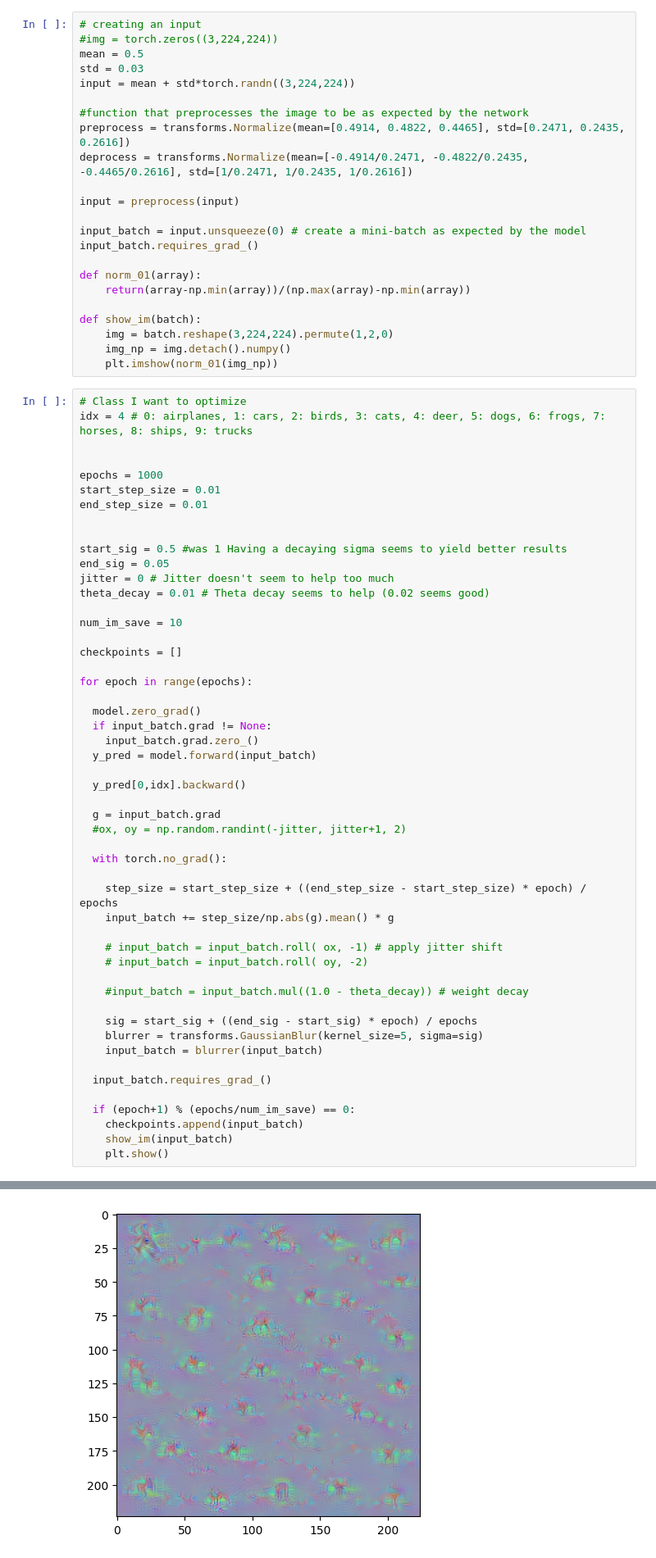
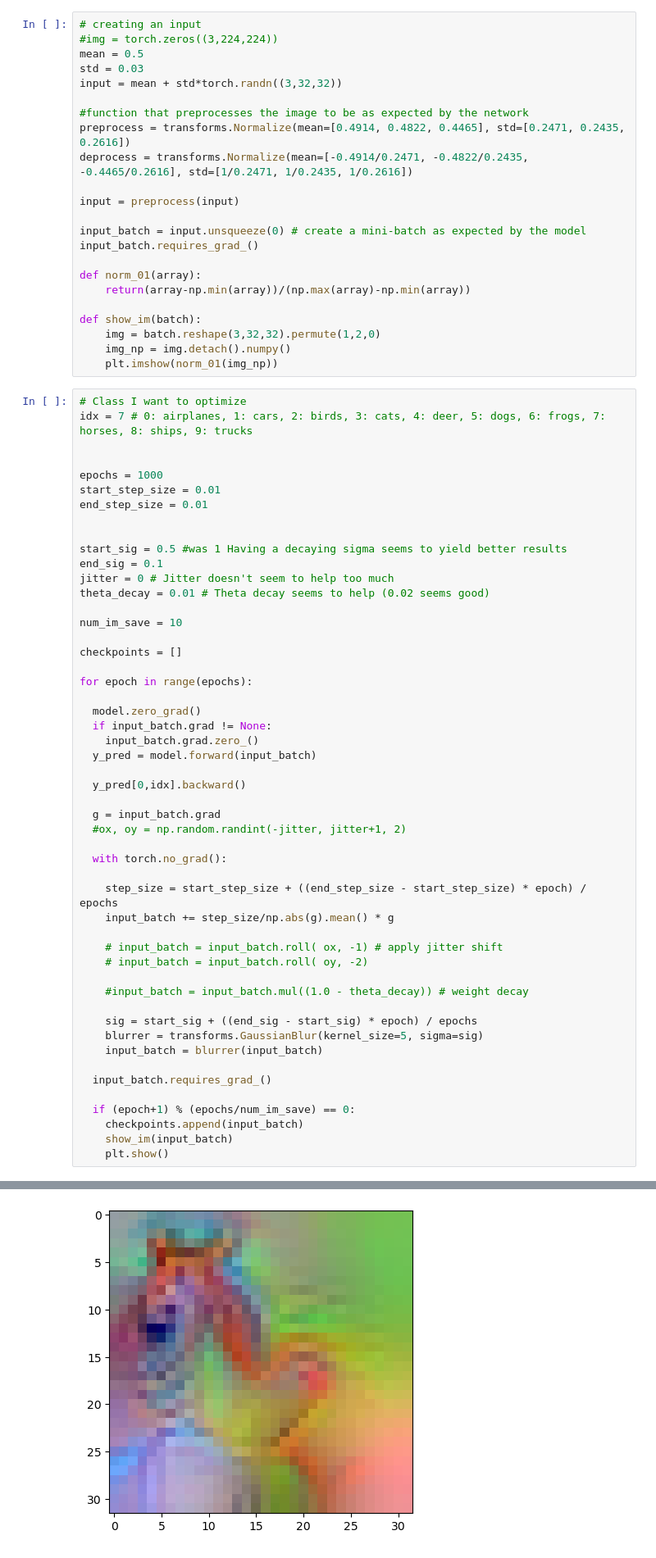
Before and after one commit to V-G-spec/DLProject-MLP, a Jupyter notebook: Experiments/Charles/VGG/VGG_13.ipynb, the cells around one changed output, grey strips where cells are left out. Shown at 82% size. Drawn from its saved outputs; the diff is of its cells as text.

```diff
--- a/Experiments/Charles/VGG/VGG_13.ipynb
+++ b/Experiments/Charles/VGG/VGG_13.ipynb
@@ -13,7 +13,7 @@ device = torch.device("cuda:0" if torch.cuda.is_available() else "cpu")
 #img = torch.zeros((3,224,224))
 mean = 0.5
 std = 0.03
-input = mean + std*torch.randn((3,224,224))
+input = mean + std*torch.randn((3,32,32))
 
 #function that preprocesses the image to be as expected by the network
 preprocess = transforms.Normalize(mean=[0.4914, 0.4822, 0.4465], std=[0.2471, 0.2435, 0.2616])
@@ -28,12 +28,12 @@ def norm_01(array):
     return(array-np.min(array))/(np.max(array)-np.min(array))
 
 def show_im(batch):
-    img = batch.reshape(3,224,224).permute(1,2,0)
+    img = batch.reshape(3,32,32).permute(1,2,0)
     img_np = img.detach().numpy()
     plt.imshow(norm_01(img_np))
 # %%
 # Class I want to optimize
-idx = 4 # 0: airplanes, 1: cars, 2: birds, 3: cats, 4: deer, 5: dogs, 6: frogs, 7: horses, 8: ships, 9: trucks
+idx = 7 # 0: airplanes, 1: cars, 2: birds, 3: cats, 4: deer, 5: dogs, 6: frogs, 7: horses, 8: ships, 9: trucks
 
 
 epochs = 1000
@@ -42,7 +42,7 @@ end_step_size = 0.01
 
 
 start_sig = 0.5 #was 1 Having a decaying sigma seems to yield better results
-end_sig = 0.05
+end_sig = 0.1
 jitter = 0 # Jitter doesn't seem to help too much
 theta_decay = 0.01 # Theta decay seems to help (0.02 seems good)
 
@@ -87 +87 @@ for epoch in range(epochs):
-[figure, old version]
+[figure, new version]
```
Also changed, not shown: parts of 2 cells of this notebook, 4 other files.
